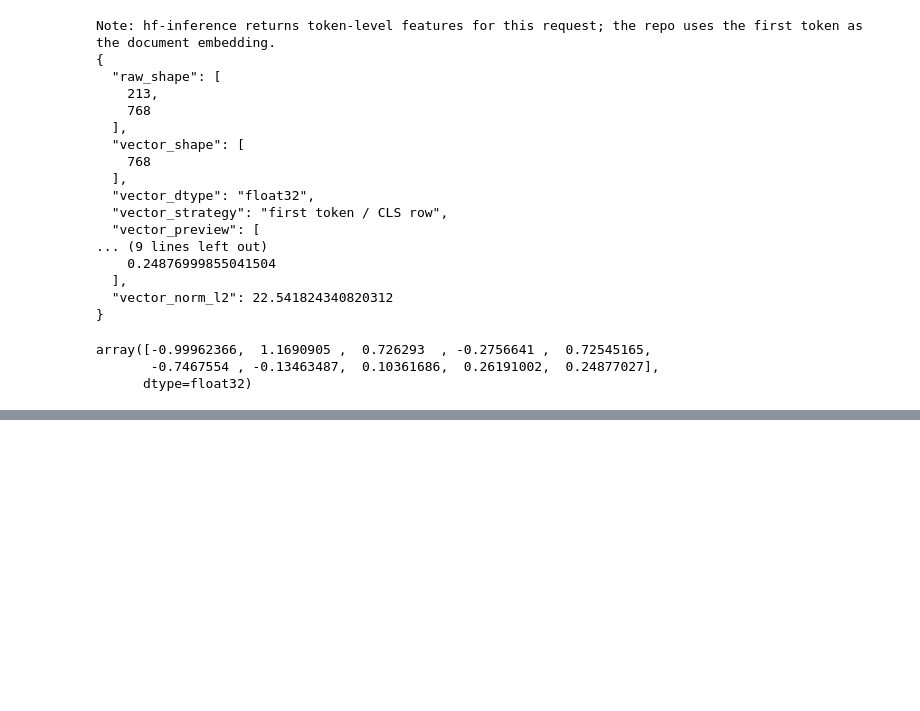
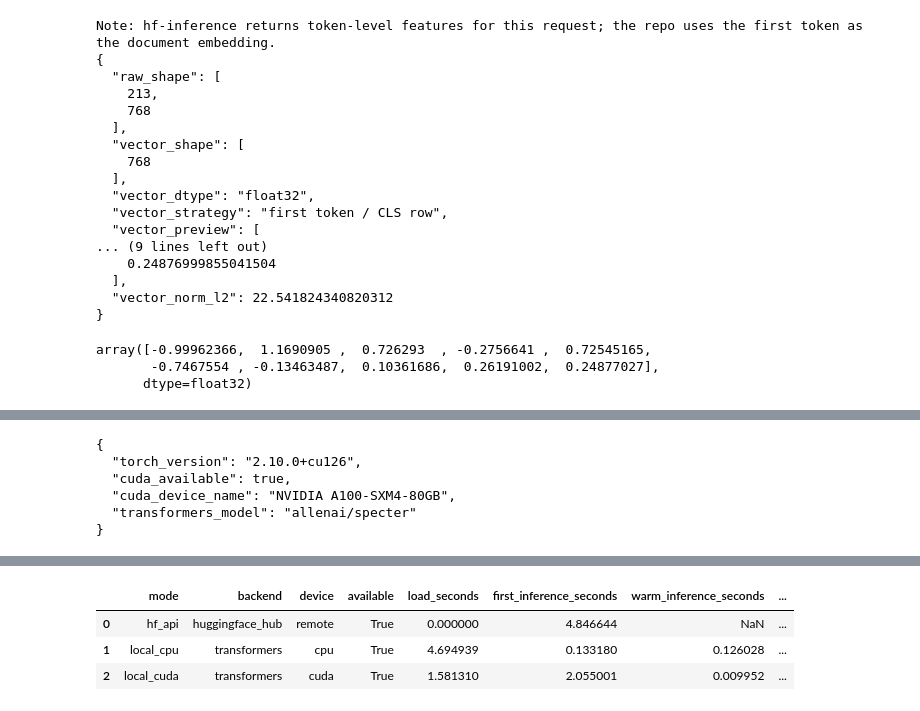
Before and after one commit to raphschlatt/ads-and, a Jupyter notebook: Test.ipynb, the cells around one changed output, grey strips where cells are left out. Cells and saved outputs as stored; diff of their text form; code cells hidden in the pictures; blank space fills up the shorter version.

```diff
--- a/Test.ipynb
+++ b/Test.ipynb
@@ -156,0 +178,26 @@ array([-0.99962366,  1.1690905 ,  0.726293  , -0.2756641 ,  0.72545165,
+# %%
+from time import perf_counter
+
+import pandas as pd
+import torch
+from transformers import AutoModel, AutoTokenizer
+
+LOCAL_MODEL_NAME = 'allenai/specter'
+CUDA_AVAILABLE = bool(torch.cuda.is_available())
+CUDA_DEVICE_NAME = torch.cuda.get_device_name(0) if CUDA_AVAILABLE else None
+
+runtime_env = {
+    'torch_version': torch.__version__,
+    'cuda_available': CUDA_AVAILABLE,
+    'cuda_device_name': CUDA_DEVICE_NAME,
+    'transformers_model': LOCAL_MODEL_NAME,
+}
+
+print(json.dumps(runtime_env, indent=2))
+# %% [output]
+{
+  "torch_version": "2.10.0+cu126",
+  "cuda_available": true,
+  "cuda_device_name": "NVIDIA A100-SXM4-80GB",
+  "transformers_model": "allenai/specter"
+}
@@ -156,0 +301,35 @@ array([-0.99962366,  1.1690905 ,  0.726293  , -0.2756641 ,  0.72545165,
+# %%
+benchmark_runs: list[dict] = []
+
+benchmark_runs.append(run_hf_api_mwe(paper_text))
+benchmark_runs.append(run_local_transformers_mwe(paper_text, device='cpu'))
+
+if CUDA_AVAILABLE:
+    benchmark_runs.append(run_local_transformers_mwe(paper_text, device='cuda'))
+else:
+    benchmark_runs.append({
+        'mode': 'local_gpu',
+        'backend': 'transformers',
+        'device': 'cuda',
+        'available': False,
+        'load_seconds': float('nan'),
+        'first_inference_seconds': float('nan'),
+        'warm_inference_seconds': float('nan'),
+        'end_to_end_seconds': float('nan'),
+        'raw_shape': None,
+        'vector_shape': None,
+        'vector_norm_l2': float('nan'),
+        'vector': None,
+    })
+
+runtime_table = pd.DataFrame([
+    {
+        key: value
+        for key, value in row.items()
+        if key != 'vector'
+    }
+    for row in benchmark_runs
+])
+
+runtime_table[['mode', 'backend', 'device', 'available', 'load_seconds', 'first_inference_seconds', 'warm_inference_seconds', 'end_to_end_seconds', 'raw_shape', 'vector_shape', 'vector_norm_l2']]
+# %% [output]
@@ -156,0 +338,4 @@ array([-0.99962366,  1.1690905 ,  0.726293  , -0.2756641 ,  0.72545165,
+|  | mode | backend | device | available | load_seconds | first_inference_seconds | warm_inference_seconds | ... |
+| 0 | hf_api | huggingface_hub | remote | True | 0.000000 | 4.846644 | NaN | ... |
+| 1 | local_cpu | transformers | cpu | True | 4.694939 | 0.133180 | 0.126028 | ... |
+| 2 | local_cuda | transformers | cuda | True | 1.581310 | 2.055001 | 0.009952 | ... |
```
Also changed, not shown: parts of 5 cells of this notebook.
